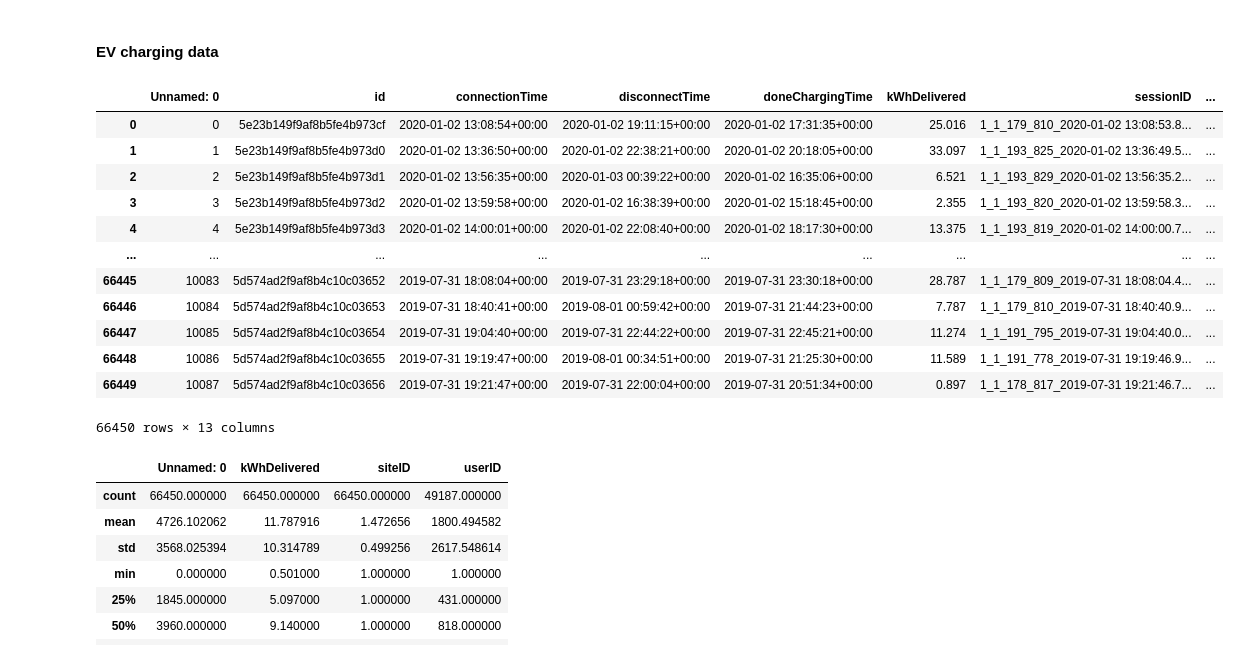
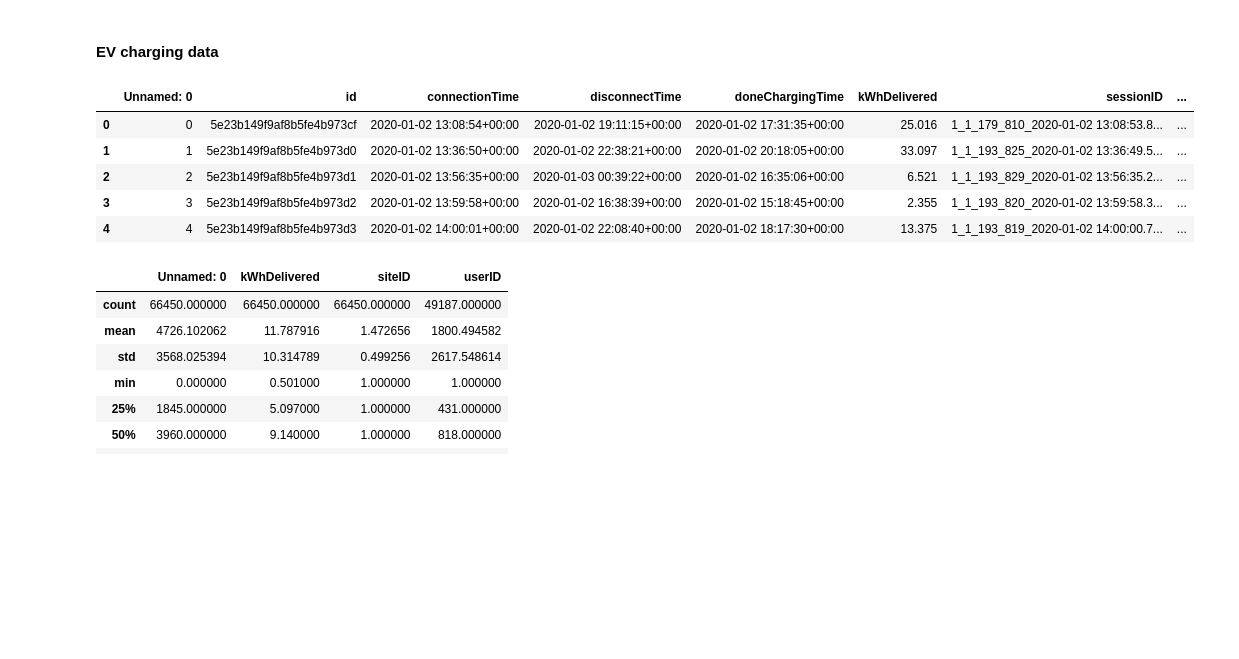
Before and after one commit to Amocon/A-Team_AA-Team-Assignment_2024, a Jupyter notebook: aa_team_assignment/01_data_preparation.ipynb, the cells around one changed output. Drawn from its saved outputs; the diff is of its cells as text; code cells hidden in the pictures; blank space fills up the shorter version.

```diff
--- a/aa_team_assignment/01_data_preparation.ipynb
+++ b/aa_team_assignment/01_data_preparation.ipynb
@@ -13,21 +13,14 @@ df_weather = pd.read_csv('../data/weather_burbank_airport.csv')
 # %% [markdown]
 #### EV charging data
 # %%
-df_charging_data
+df_charging_data.head()
 # %% [output]
 |  | Unnamed: 0 | id | connectionTime | disconnectTime | doneChargingTime | kWhDelivered | sessionID | ... |
 | 0 | 0 | 5e23b149f9af8b5fe4b973cf | 2020-01-02 13:08:54+00:00 | 2020-01-02 19:11:15+00:00 | 2020-01-02 17:31:35+00:00 | 25.016 | 1_1_179_810_2020-01-02 13:08:53.8... | ... |
 | 1 | 1 | 5e23b149f9af8b5fe4b973d0 | 2020-01-02 13:36:50+00:00 | 2020-01-02 22:38:21+00:00 | 2020-01-02 20:18:05+00:00 | 33.097 | 1_1_193_825_2020-01-02 13:36:49.5... | ... |
 | 2 | 2 | 5e23b149f9af8b5fe4b973d1 | 2020-01-02 13:56:35+00:00 | 2020-01-03 00:39:22+00:00 | 2020-01-02 16:35:06+00:00 | 6.521 | 1_1_193_829_2020-01-02 13:56:35.2... | ... |
 | 3 | 3 | 5e23b149f9af8b5fe4b973d2 | 2020-01-02 13:59:58+00:00 | 2020-01-02 16:38:39+00:00 | 2020-01-02 15:18:45+00:00 | 2.355 | 1_1_193_820_2020-01-02 13:59:58.3... | ... |
 | 4 | 4 | 5e23b149f9af8b5fe4b973d3 | 2020-01-02 14:00:01+00:00 | 2020-01-02 22:08:40+00:00 | 2020-01-02 18:17:30+00:00 | 13.375 | 1_1_193_819_2020-01-02 14:00:00.7... | ... |
-| ... | ... | ... | ... | ... | ... | ... | ... | ... |
-| 66445 | 10083 | 5d574ad2f9af8b4c10c03652 | 2019-07-31 18:08:04+00:00 | 2019-07-31 23:29:18+00:00 | 2019-07-31 23:30:18+00:00 | 28.787 | 1_1_179_809_2019-07-31 18:08:04.4... | ... |
-| 66446 | 10084 | 5d574ad2f9af8b4c10c03653 | 2019-07-31 18:40:41+00:00 | 2019-08-01 00:59:42+00:00 | 2019-07-31 21:44:23+00:00 | 7.787 | 1_1_179_810_2019-07-31 18:40:40.9... | ... |
-| 66447 | 10085 | 5d574ad2f9af8b4c10c03654 | 2019-07-31 19:04:40+00:00 | 2019-07-31 22:44:22+00:00 | 2019-07-31 22:45:21+00:00 | 11.274 | 1_1_191_795_2019-07-31 19:04:40.0... | ... |
-| 66448 | 10086 | 5d574ad2f9af8b4c10c03655 | 2019-07-31 19:19:47+00:00 | 2019-08-01 00:34:51+00:00 | 2019-07-31 21:25:30+00:00 | 11.589 | 1_1_191_778_2019-07-31 19:19:46.9... | ... |
-| 66449 | 10087 | 5d574ad2f9af8b4c10c03656 | 2019-07-31 19:21:47+00:00 | 2019-07-31 22:00:04+00:00 | 2019-07-31 20:51:34+00:00 | 0.897 | 1_1_178_817_2019-07-31 19:21:46.7... | ... |
-66450 rows × 13 columns
 # %%
 df_charging_data.describe()
 # %% [output]
```
Also changed, not shown: parts of 20 cells of this notebook, 2 other files.
